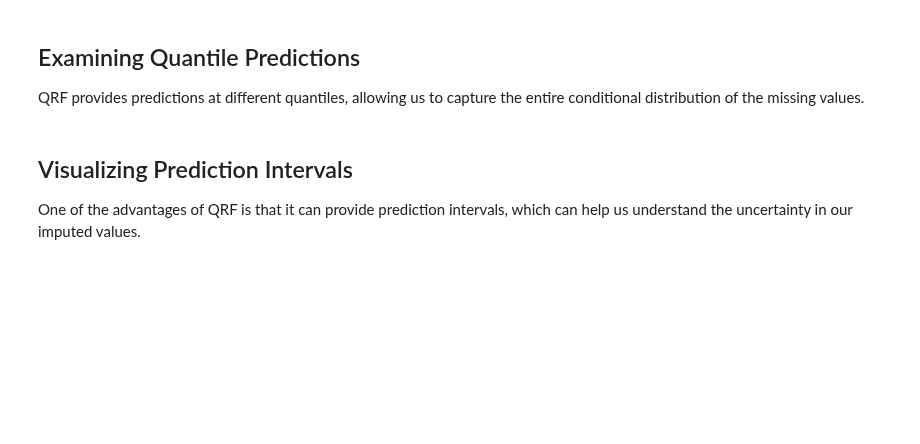
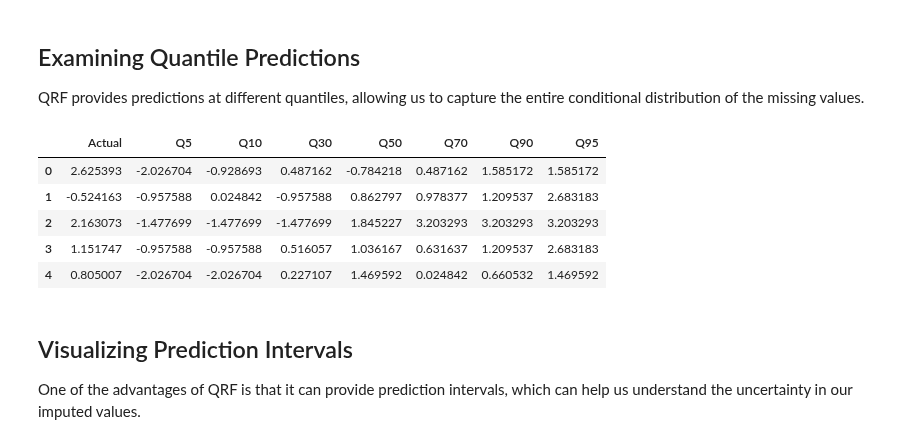
Before and after one commit to juaristi22/microimpute, a Jupyter notebook: docs/models/qrf/qrf-imputation.ipynb, the cells around one changed output. Saved outputs shown, nothing was run; the diff lists cells and outputs as text; code cells hidden in the pictures; blank space fills up the shorter version.

```diff
--- a/docs/models/qrf/qrf-imputation.ipynb
+++ b/docs/models/qrf/qrf-imputation.ipynb
@@ -114,17 +139,24 @@ plt.show()
 QRF provides predictions at different quantiles, allowing us to capture the entire conditional distribution of the missing values.
 # %%
 # Compare predictions at different quantiles for the first 5 records
-quantiles_to_show = [0.1, 0.25, 0.5, 0.75, 0.9]
+quantiles_to_show = QUANTILES
 comparison_df = pd.DataFrame(index=range(5))
 
 # Add actual values
 comparison_df['Actual'] = actual_values.iloc[:5, 0].values
 
 # Add quantile predictions
 for q in quantiles_to_show:
     comparison_df[f'Q{int(q*100)}'] = imputed_values[q].iloc[:5, 0].values
 
 comparison_df
+# %% [output]
+|  | Actual | Q5 | Q10 | Q30 | Q50 | Q70 | Q90 | Q95 |
+| 0 | 2.625393 | -2.026704 | -0.928693 | 0.487162 | -0.784218 | 0.487162 | 1.585172 | 1.585172 |
+| 1 | -0.524163 | -0.957588 | 0.024842 | -0.957588 | 0.862797 | 0.978377 | 1.209537 | 2.683183 |
+| 2 | 2.163073 | -1.477699 | -1.477699 | -1.477699 | 1.845227 | 3.203293 | 3.203293 | 3.203293 |
+| 3 | 1.151747 | -0.957588 | -0.957588 | 0.516057 | 1.036167 | 0.631637 | 1.209537 | 2.683183 |
+| 4 | 0.805007 | -2.026704 | -2.026704 | 0.227107 | 1.469592 | 0.024842 | 0.660532 | 1.469592 |
 # %% [markdown]
 ## Visualizing Prediction Intervals
 
```
Also changed, not shown: parts of 18 cells of this notebook, 18 other files.
